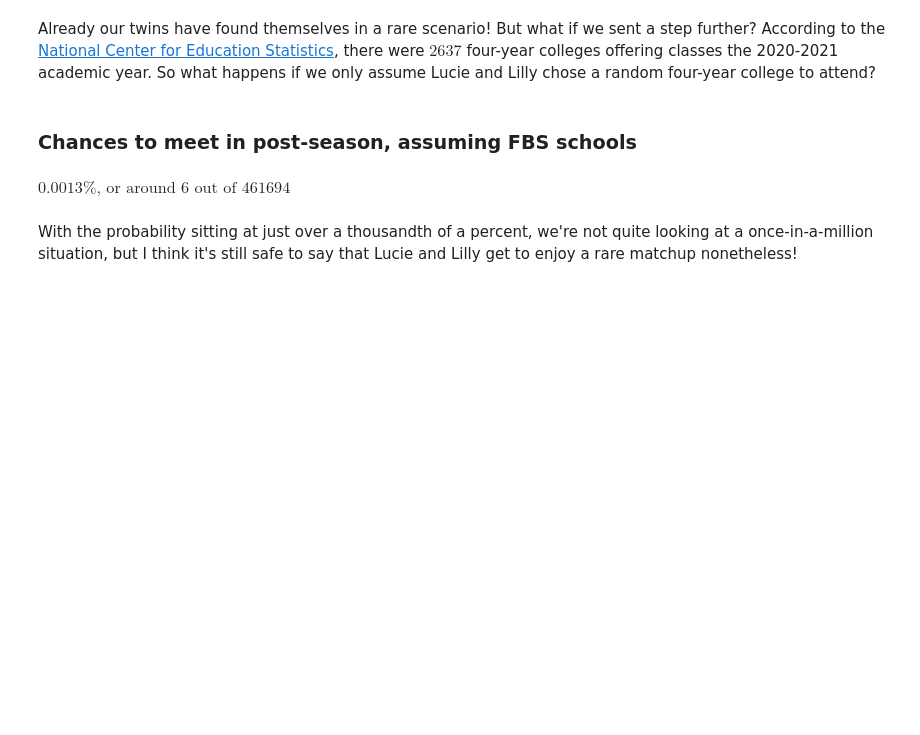
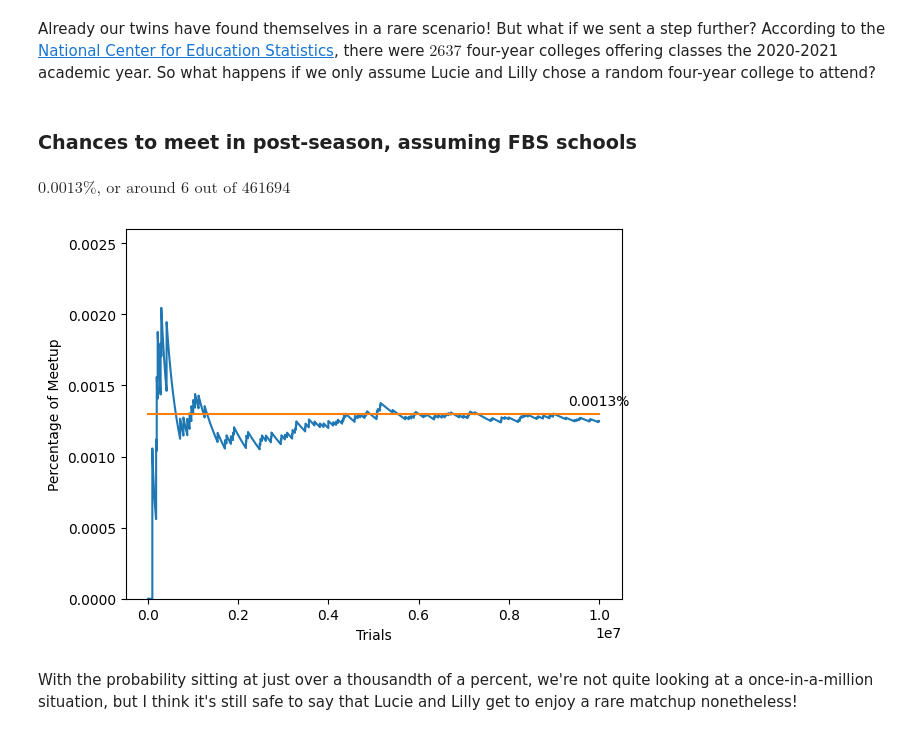
Before and after one commit to StevenClontz/twin-postseason-odds, a Jupyter notebook: notebook.ipynb, the cells around one changed output. Cells and saved outputs as stored; diff of their text form; code cells hidden in the pictures; blank space fills up the shorter version.

```diff
--- a/notebook.ipynb
+++ b/notebook.ipynb
@@ -96,6 +136,10 @@ display(Math(f"{overall_chances*100:.4f}\\% \\text{{, or around {82*81*92 // 100
 # %% [output]
 ### Chances to meet in post-season, assuming FBS schools
 $\displaystyle 0.0013\% \text{, or around 6 out of 461694}$
+# %%
+simulate_meetup(teams=2637, trials=10_000_000, prediction=0.0013, precision=4)
+# %% [output]
+[figure, added]
 # %% [markdown]
 With the probability sitting at just over a thousandth of a percent, we're not quite looking at a once-in-a-million situation, but I think it's still safe to say that Lucie and Lilly get to enjoy a rare matchup nonetheless!
 # %% [markdown]
```
Also changed, not shown: parts of 5 cells of this notebook.
